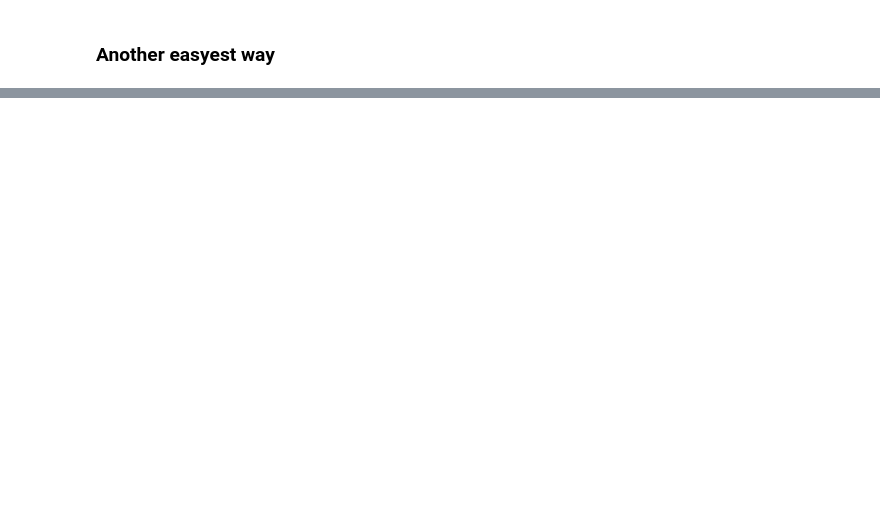
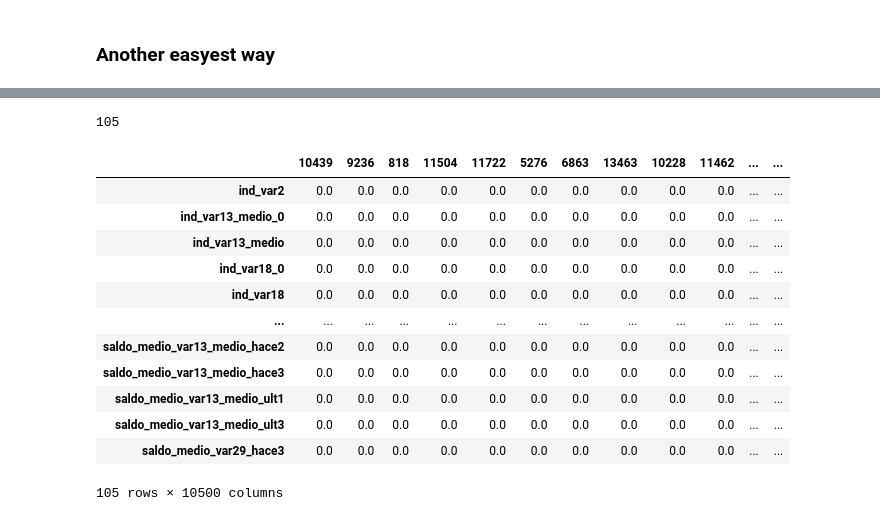
Before and after one commit to RoyelBee/Machine_Learning, a Jupyter notebook: filter_method.ipynb, the cells around one changed output, grey strips where cells are left out. Drawn from its saved outputs; the diff is of its cells as text; code cells hidden in the pictures; blank space fills up the shorter version.

```diff
--- a/filter_method.ipynb
+++ b/filter_method.ipynb
@@ -353,0 +215,4 @@ After droping quasi-constant features =  (35000, 193) (15000, 193)
+# %%
+# load dataset
+data = pd.read_csv('D:/Python Code/Machine_Learning/Data/satisfection_train.csv', nrows=15000)
+data.shape
@@ -353,0 +228,7 @@ After droping quasi-constant features =  (35000, 193) (15000, 193)
+# %%
+# Seperate train and test
+X_train, X_test, y_train, y_test = train_test_split(
+        data.drop(labels=['TARGET'], axis=1),
+    data['TARGET'], test_size=.3, random_state=0
+)
+X_train.shape, X_test.shape
@@ -353,0 +237,4 @@ After droping quasi-constant features =  (35000, 193) (15000, 193)
+# %%
+# Transpose the dataframe, (Columns into rows and rows into columns)
+data_t = X_train.T
+data_t.head()
@@ -353,0 +249,22 @@ After droping quasi-constant features =  (35000, 193) (15000, 193)
+# %%
+# Now we can check duplicated rows
+data_t.duplicated().sum()
+# %% [output]
+105
+# %%
+# lets visualize the duplicatd data
+data_t[data_t.duplicated()]
+# %% [output]
+|  | 10439 | 9236 | 818 | 11504 | 11722 | 5276 | 6863 | 13463 | 10228 | 11462 | ... | ... |
+| ind_var2 | 0.0 | 0.0 | 0.0 | 0.0 | 0.0 | 0.0 | 0.0 | 0.0 | 0.0 | 0.0 | ... | ... |
+| ind_var13_medio_0 | 0.0 | 0.0 | 0.0 | 0.0 | 0.0 | 0.0 | 0.0 | 0.0 | 0.0 | 0.0 | ... | ... |
+| ind_var13_medio | 0.0 | 0.0 | 0.0 | 0.0 | 0.0 | 0.0 | 0.0 | 0.0 | 0.0 | 0.0 | ... | ... |
+| ind_var18_0 | 0.0 | 0.0 | 0.0 | 0.0 | 0.0 | 0.0 | 0.0 | 0.0 | 0.0 | 0.0 | ... | ... |
+| ind_var18 | 0.0 | 0.0 | 0.0 | 0.0 | 0.0 | 0.0 | 0.0 | 0.0 | 0.0 | 0.0 | ... | ... |
+| ... | ... | ... | ... | ... | ... | ... | ... | ... | ... | ... | ... | ... |
+| saldo_medio_var13_medio_hace2 | 0.0 | 0.0 | 0.0 | 0.0 | 0.0 | 0.0 | 0.0 | 0.0 | 0.0 | 0.0 | ... | ... |
+| saldo_medio_var13_medio_hace3 | 0.0 | 0.0 | 0.0 | 0.0 | 0.0 | 0.0 | 0.0 | 0.0 | 0.0 | 0.0 | ... | ... |
+| saldo_medio_var13_medio_ult1 | 0.0 | 0.0 | 0.0 | 0.0 | 0.0 | 0.0 | 0.0 | 0.0 | 0.0 | 0.0 | ... | ... |
+| saldo_medio_var13_medio_ult3 | 0.0 | 0.0 | 0.0 | 0.0 | 0.0 | 0.0 | 0.0 | 0.0 | 0.0 | 0.0 | ... | ... |
+| saldo_medio_var29_hace3 | 0.0 | 0.0 | 0.0 | 0.0 | 0.0 | 0.0 | 0.0 | 0.0 | 0.0 | 0.0 | ... | ... |
+105 rows × 10500 columns
```
Also changed, not shown: parts of 45 cells of this notebook, 1 other file.
